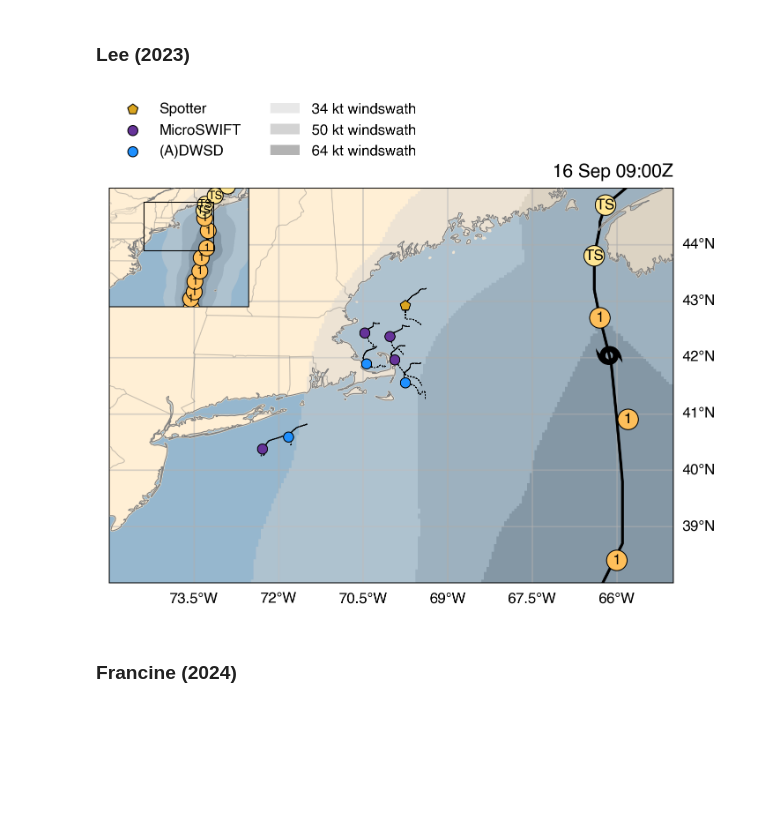
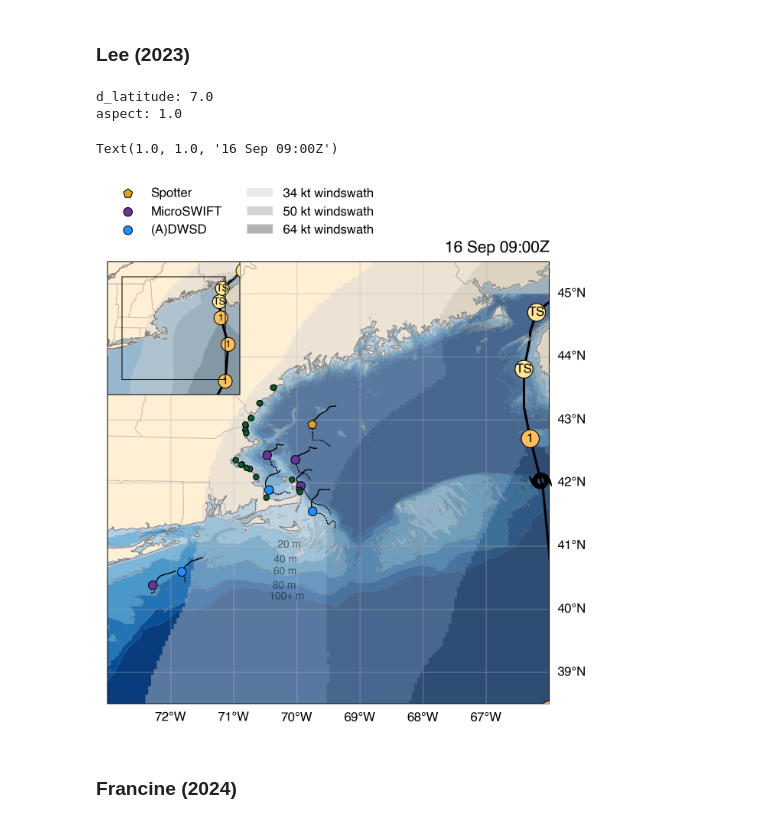
Before and after one commit to jacobrdavis/nhci-bams-maps, a Jupyter notebook: maps.ipynb, the cells around one changed output. Cells and saved outputs as stored; diff of their text form; code cells hidden in the pictures; blank space fills up the shorter version.

```diff
--- a/maps.ipynb
+++ b/maps.ipynb
@@ -92,3 +97,13 @@ milton_submersible_gdf = best_track.read_kml_file(config['dir']['milton_submersi
+# %%
+# Task 3B sensor locations.
+water_level_sensor_df = pd.read_csv(
+    config['dir']['water_level_sensors'],
+)
+
+# Separate the year and storm name, and set latter as the index.
+water_level_sensor_df[['Year', 'Storm']] \
+    = water_level_sensor_df['Storm'].str.split(' ', expand=True)
+water_level_sensor_df = water_level_sensor_df.set_index('Storm')
 # %% [markdown]
 ### Best Track
 # %%
@@ -166,2 +183,9 @@ ibtracs_upsampled_df = pd.concat(
+# %%
+ian_bathymetry_ds = xr.open_dataset(config['dir']['ian_bathymetry'])
+idalia_bathymetry_ds = xr.open_dataset(config['dir']['idalia_bathymetry'])
+lee_bathymetry_ds = xr.open_dataset(config['dir']['lee_bathymetry'])
+francine_bathymetry_ds = xr.open_dataset(config['dir']['francine_bathymetry'])
+helene_bathymetry_ds = xr.open_dataset(config['dir']['helene_bathymetry'])
+milton_bathymetry_ds = xr.open_dataset(config['dir']['milton_bathymetry'])
 # %% [markdown]
 ## Maps
@@ -490,32 +586,61 @@ fig.savefig('idalia_map.png',  bbox_inches='tight')
 # %%
 FIG_SIZE = (5.5, 5)
 CRS = cartopy.crs.PlateCarree()
 
 # Plot the map when the buoys are near the storm center.
 hour_to_display = pd.Timestamp('2023-09-16T09:00', tz='UTC')
 time_slice = slice(hour_to_display - pd.Timedelta('24h'),
                    hour_to_display + pd.Timedelta('24h'))
 
+# extent = plotting.sq_aspect_map_extent_from_longitude(
+#     lower_latitude=38,
+#     upper_latitude=45,
+#     center_longitude=np.mean([-75, -65]),
+# )
+
+extent = np.array([-73, -66, 38.5, 45.5])
+extent_minimap = extent + 1 * np.array([-1, 1, -1, 1])  # [-75, -62, 36, 47]
+bathymetry_kwargs = dict(
+    levels = [-100, -80, -60, -40, -20, 0],
+    label_levels = [-100, -80, -60, -40, -20],
+    label_locations = [
+        (-70.2, 40.10),
+        (-70.2, 40.40),
+        (-70.2, 40.57),
+        (-70.15, 40.82),
+        (-70.2, 40.98),
+    ],
+    angle = 0,
+)
+
+print(f'd_latitude: {extent[3] - extent[2]}')
+print(f'aspect: {(extent[1] - extent[0]) / (extent[3] - extent[2])}')
+
+
+
 fig, ax = plt.subplots(subplot_kw=dict(projection=CRS), figsize=FIG_SIZE)
 
 plot_overview_map_bathy(
     ax,
     hour_to_display=hour_to_display,
     drifter_df=lee_drifter_df.loc[(slice(None), time_slice), :],
+    water_level_sensor_df=water_level_sensor_df.loc['Lee', :],
     nhc_best_track=lee_best_track,
-    # bathymetry_ds=bathymetry_ds,
+    bathymetry_ds=lee_bathymetry_ds,
     ibtracs_df=ibtracs_upsampled_df.loc['LEE'],
-    extent= [-75, -65, 38, 45],
+    extent=extent,  # [-75, -65, 38, 45],
     # extent= [-80, -60, 29, 46.5],
-    extent_minimap=[-80, -60, 30, 47],
-    minimap_loc='upper left'
+    extent_minimap=extent_minimap, # [-80, -60, 30, 47],
+    minimap_loc='upper left',
+    bathymetry_kwargs=bathymetry_kwargs,
 )
-
 ax.set_title(f"{hour_to_display.strftime('%d %b %H:%MZ')}", loc='right')
-
-fig.savefig('lee_map.png',  bbox_inches='tight')
+# fig.savefig('lee_map.png',  bbox_inches='tight')
 # %% [output]
+d_latitude: 7.0
+aspect: 1.0
+Text(1.0, 1.0, '16 Sep 09:00Z')
-[figure, old version]
+[figure, new version]
 # %% [markdown]
 ### Francine (2024)
 # %%
```
Also changed, not shown: parts of 11 cells of this notebook.
